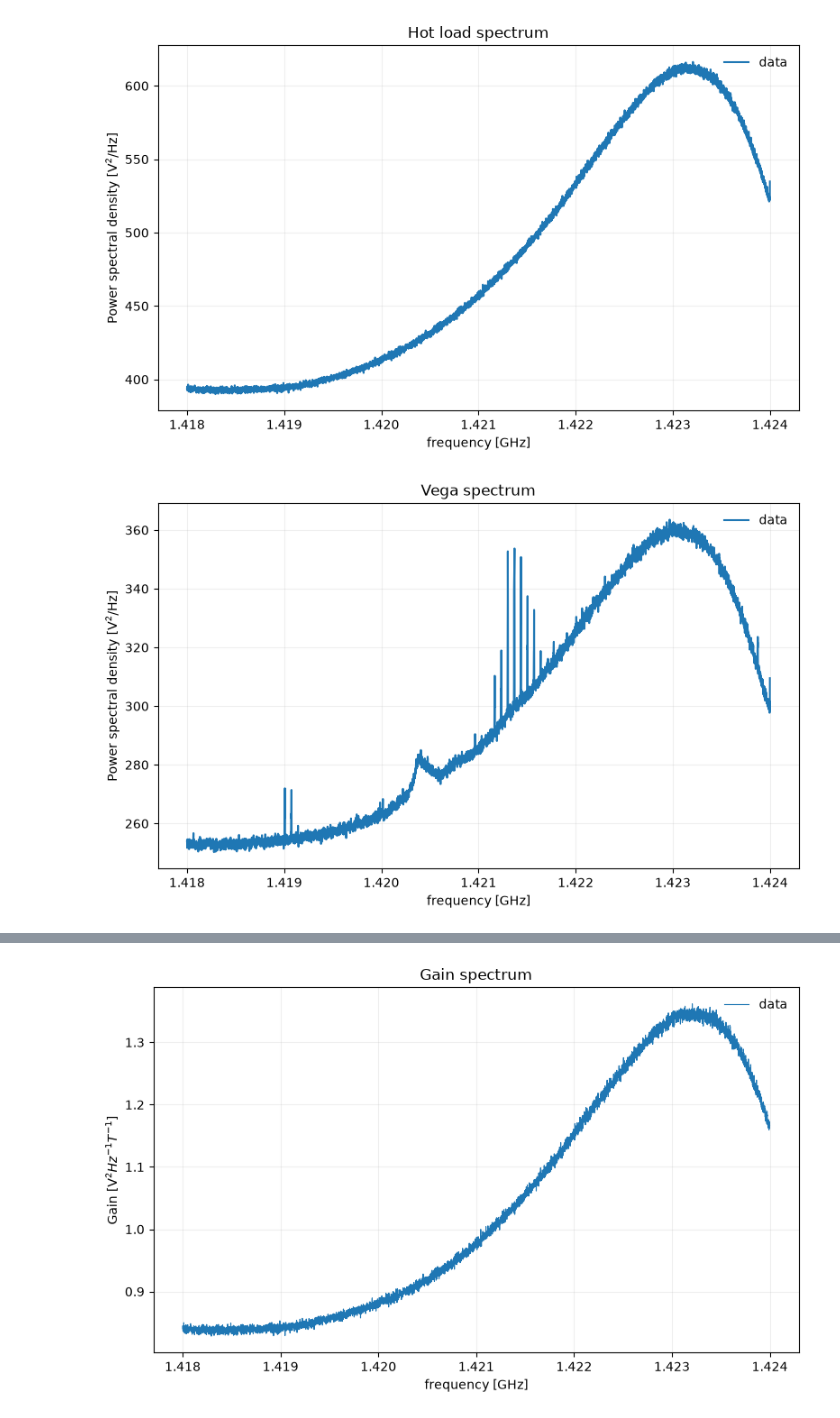
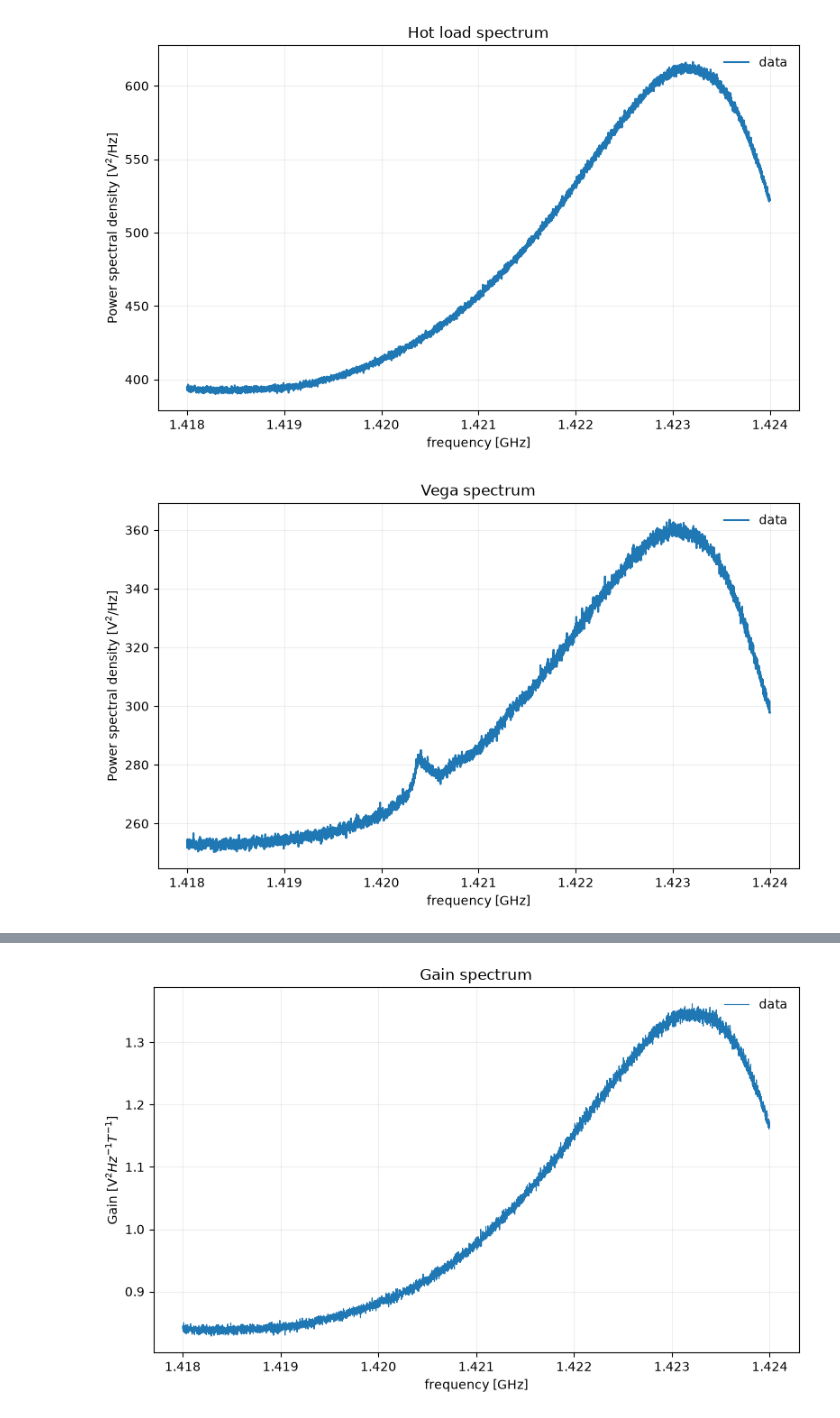
Before and after one commit to jeroenmat/Radio_astronomy, a Jupyter notebook: H1_science_data.ipynb, the cells around one changed output, grey strips where cells are left out. Saved outputs shown, nothing was run; the diff lists cells and outputs as text; code cells hidden in the pictures.

Commit message:
Update data reduction

```diff
--- a/H1_science_data.ipynb
+++ b/H1_science_data.ipynb
@@ -5,7 +5,7 @@ from astropy import constants as c
 from scipy.optimize import curve_fit
 # %%
 # load the data
-fp = '/data2/hoppener/radio-astronomy-by-notebooks/working_class_3/'
+fp = '/Users/jeroenmatthijssen/Downloads/MSc Astronomy/Courses/Radio Astronomy/telescope_design/Radio_astronomy/'
 file_cold_load = 'HI_measurement_n1_cold'
 file_hot = 'HI_measurement_n2_hot'
 file_vega = 'HI_measurement_n3_vega'
@@ -26,6 +26,22 @@ vector_length = 2**15
 # calculate the autocorrelator frequency
 frequency = np.fft.fftfreq(vector_length, d=dt)
 frequency = np.fft.fftshift(frequency) + center_frequency # center around 1.42Ghz
+# %%
+def remove_spikes(y, kernel=101, nsigma=5, grow=3):
+    """Replace narrow spikes in a 1D spectrum by linear interpolation.
+    Returns an array of the same shape as y."""
+    from scipy.ndimage import median_filter, binary_dilation
+    from scipy.stats import median_abs_deviation
+    y = np.asarray(y, dtype=float)
+    base = median_filter(y, size=kernel, mode='nearest')       # running median = local baseline
+    resid = (y - base) / base                                  # relative, since noise scales with signal
+    sigma = median_abs_deviation(resid, scale='normal')        # robust std estimate
+    bad = binary_dilation(np.abs(resid) > nsigma * sigma, iterations=grow)  # also drop spike wings
+
+    x = np.arange(y.size)
+    out = y.copy()
+    out[bad] = np.interp(x[bad], x[~bad], y[~bad])
+    return out
 # %%
 # reshape the hot load data
 N_spectra = hot_load.size // vector_length # number of integrated spectra
@@ -51,25 +67,25 @@ plt.show()
 # %%
 # reshape the vega data
 N_spectra = vega.size // vector_length # number of integrated spectra
 vega_spectra = vega.reshape(N_spectra, vector_length)
-vega_spectrum = np.mean(vega_spectra, axis=0)
+vega_spectrum = remove_spikes(np.mean(vega_spectra, axis=0))
 
 # use frequencies between 1.418G-1.4245Hz, and remove chanels with high value artifacts from the data
 idx_vega = np.where((frequency>1.418e9)&(frequency<1.424e9)&(vega_spectrum<370))
 
 # visualise the mean autocorrelated signal
 fig, ax = plt.subplots(figsize=(8, 5))
 ax.set_title('Vega spectrum')
 ax.plot(frequency[idx_vega]/1e9, vega_spectrum[idx_vega], label = 'data')
 ax.set_xlabel("frequency [GHz]")
 ax.set_ylabel('Power spectral density [V$^2$/Hz]')
 ax.grid(alpha=0.2)
 ax.legend(frameon=False)
 fig.tight_layout()
 plt.savefig(fp + 'vega_spectrum_plot.png', dpi=300, bbox_inches='tight')
 plt.show()
 # %% [output]
-[figure, old version]
+[figure, new version]
 # %%
 # reshape the capella data
 N_spectra = capella.size // vector_length # number of integrated spectra
```
Also changed, not shown: parts of 11 cells of this notebook, 1 other file.
